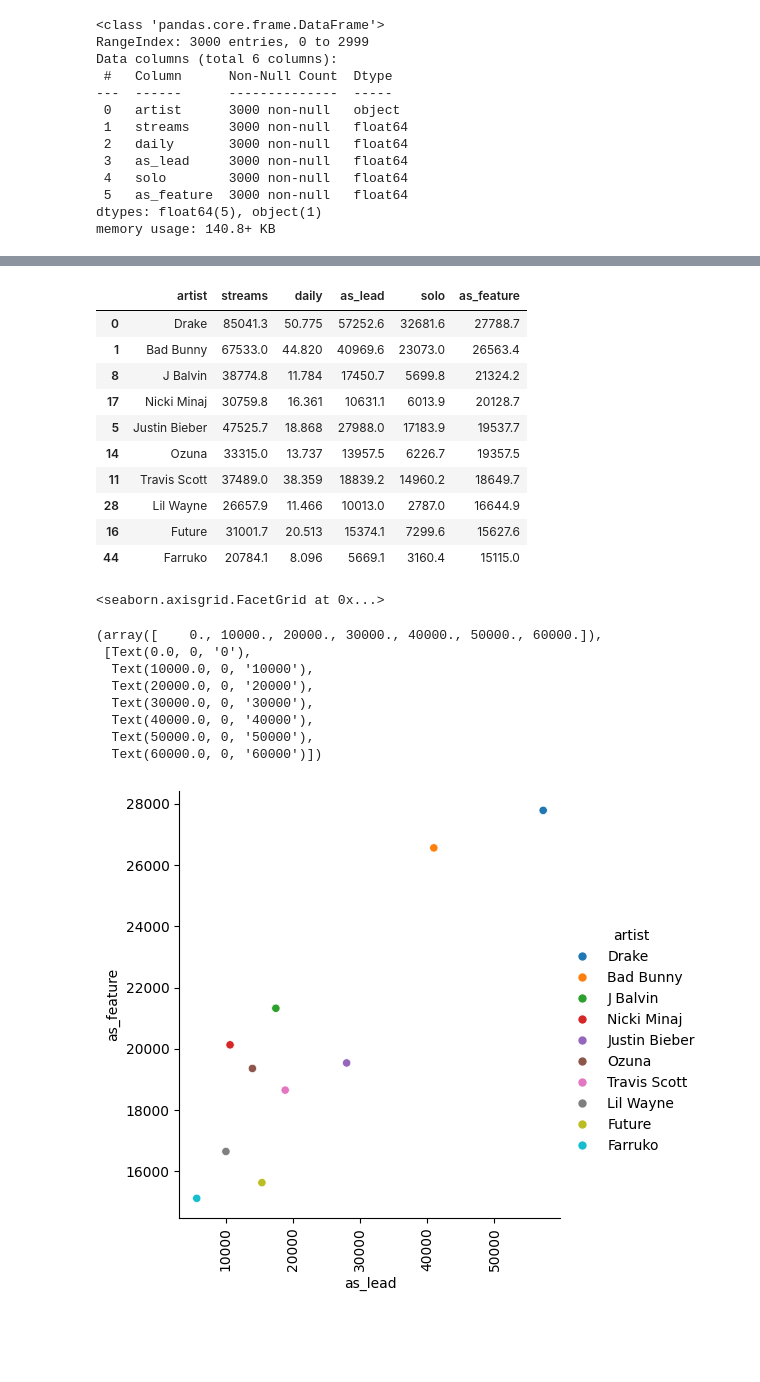
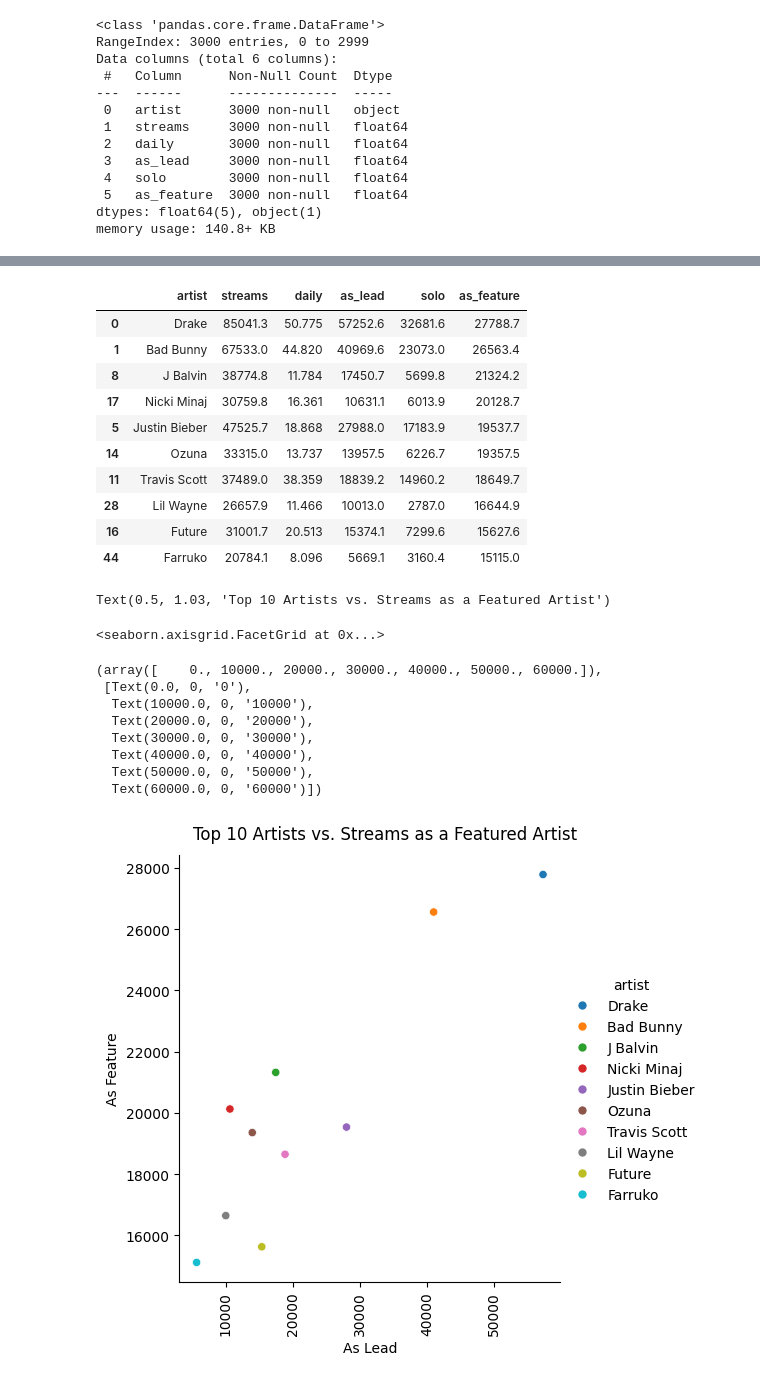
Before and after one commit to anawinp1234/spotify_artists, a Jupyter notebook: notebooks/01_spotify.ipynb, the cells around one changed output, grey strips where cells are left out. Drawn from its saved outputs; the diff is of its cells as text; code cells hidden in the pictures; blank space fills up the shorter version.

```diff
--- a/notebooks/01_spotify.ipynb
+++ b/notebooks/01_spotify.ipynb
@@ -142,30 +153,33 @@ plt.show()
 # %%
 # df.head(10)
 top10_features = df.nlargest(10,'as_feature')
 top10_features
-sns.relplot(x='as_lead',y='as_feature', data = top10_features, kind='scatter', hue='artist')
+g = sns.relplot(x='as_lead',y='as_feature', data = top10_features, kind='scatter', hue='artist')
+g.fig.suptitle('Top 10 Artists vs. Streams as a Featured Artist',y=1.03)
+g.set(xlabel='As Lead', ylabel='As Feature')
 plt.xticks(rotation = 90)
 plt.show()
 # %% [output]
 |  | artist | streams | daily | as_lead | solo | as_feature |
 | 0 | Drake | 85041.3 | 50.775 | 57252.6 | 32681.6 | 27788.7 |
 | 1 | Bad Bunny | 67533.0 | 44.820 | 40969.6 | 23073.0 | 26563.4 |
 | 8 | J Balvin | 38774.8 | 11.784 | 17450.7 | 5699.8 | 21324.2 |
 | 17 | Nicki Minaj | 30759.8 | 16.361 | 10631.1 | 6013.9 | 20128.7 |
 | 5 | Justin Bieber | 47525.7 | 18.868 | 27988.0 | 17183.9 | 19537.7 |
 | 14 | Ozuna | 33315.0 | 13.737 | 13957.5 | 6226.7 | 19357.5 |
 | 11 | Travis Scott | 37489.0 | 38.359 | 18839.2 | 14960.2 | 18649.7 |
 | 28 | Lil Wayne | 26657.9 | 11.466 | 10013.0 | 2787.0 | 16644.9 |
 | 16 | Future | 31001.7 | 20.513 | 15374.1 | 7299.6 | 15627.6 |
 | 44 | Farruko | 20784.1 | 8.096 | 5669.1 | 3160.4 | 15115.0 |
-<seaborn.axisgrid.FacetGrid at 0x...>
+Text(0.5, 1.03, 'Top 10 Artists vs. Streams as a Featured Artist')
-(array([    0., 10000., 20000., 30000., 40000., 50000., 60000.]),
- [Text(0.0, 0, '0'),
-  Text(10000.0, 0, '10000'),
-  Text(20000.0, 0, '20000'),
-  Text(30000.0, 0, '30000'),
-  Text(40000.0, 0, '40000'),
-  Text(50000.0, 0, '50000'),
-  Text(60000.0, 0, '60000')])
+<seaborn.axisgrid.FacetGrid at 0x...>
+(array([    0., 10000., 20000., 30000., 40000., 50000., 60000.]),
+ [Text(0.0, 0, '0'),
+  Text(10000.0, 0, '10000'),
+  Text(20000.0, 0, '20000'),
+  Text(30000.0, 0, '30000'),
+  Text(40000.0, 0, '40000'),
+  Text(50000.0, 0, '50000'),
+  Text(60000.0, 0, '60000')])
-[figure, old version]
+[figure, new version]
 # %%
```
Also changed, not shown: parts of 5 cells of this notebook.
